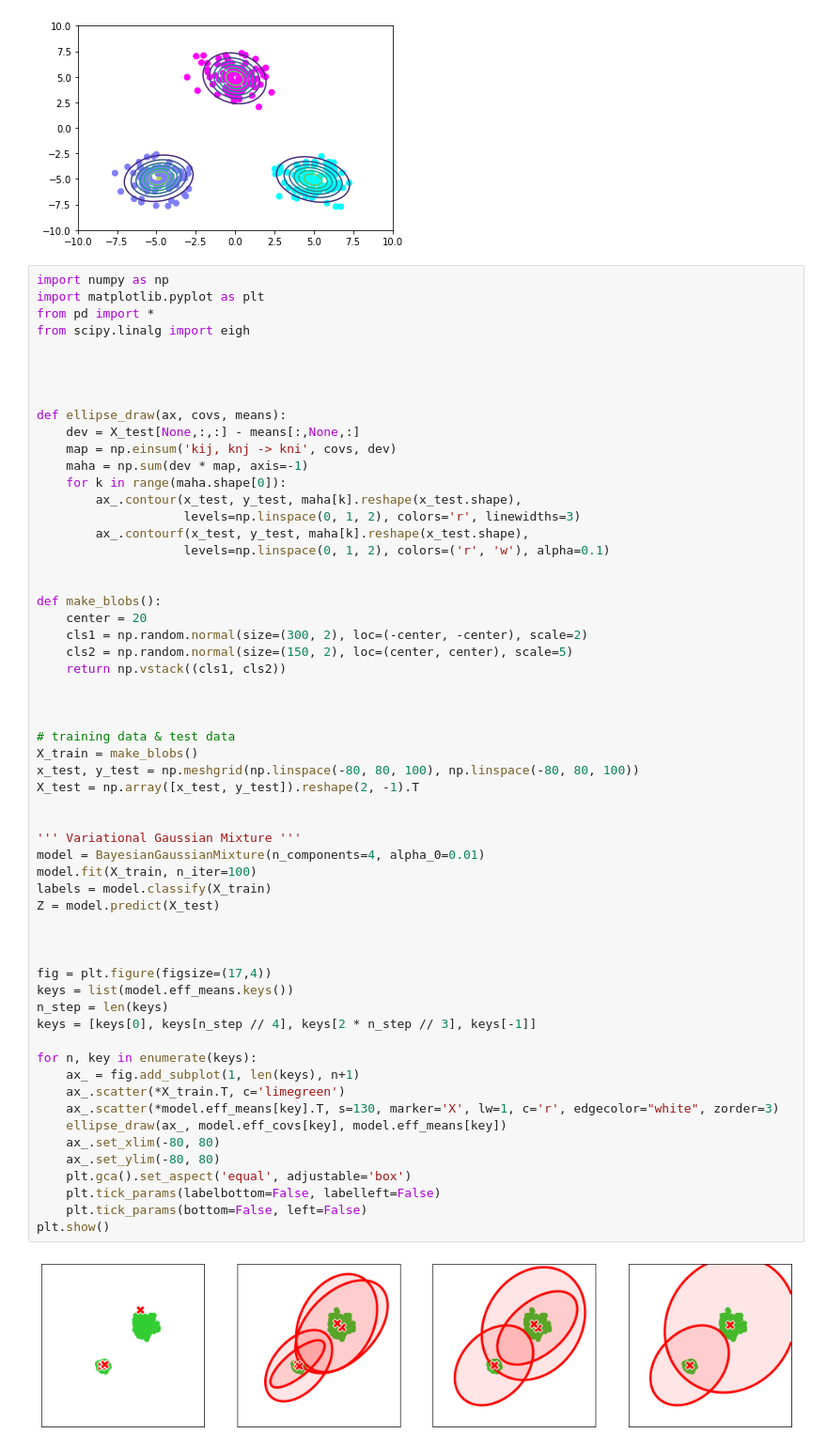
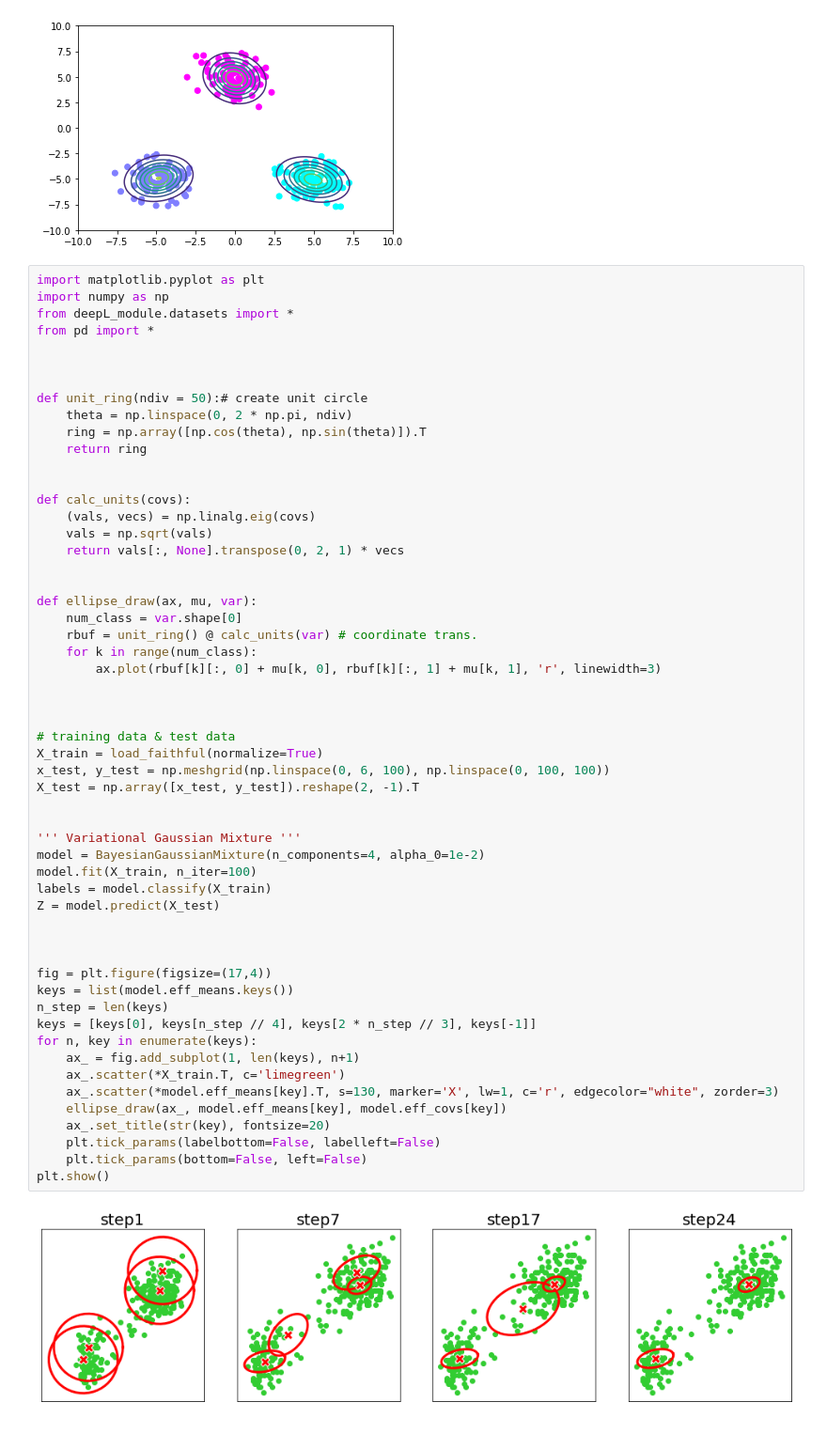
Before and after one commit to oilneck/prml_python, a Jupyter notebook: Notebook/section10.ipynb, the cells around one changed output. Shown at 94% size. Drawn from its saved outputs; the diff is of its cells as text.

```diff
--- a/Notebook/section10.ipynb
+++ b/Notebook/section10.ipynb
@@ -35,62 +35,59 @@ plt.show()
 # %% [output]
 [figure]
 # %%
+import matplotlib.pyplot as plt
 import numpy as np
-import matplotlib.pyplot as plt
+from deepL_module.datasets import *
 from pd import *
-from scipy.linalg import eigh
 
 
 
-
-def ellipse_draw(ax, covs, means):
-    dev = X_test[None,:,:] - means[:,None,:]
-    map = np.einsum('kij, knj -> kni', covs, dev)
-    maha = np.sum(dev * map, axis=-1)
-    for k in range(maha.shape[0]):
-        ax_.contour(x_test, y_test, maha[k].reshape(x_test.shape),
-                    levels=np.linspace(0, 1, 2), colors='r', linewidths=3)
-        ax_.contourf(x_test, y_test, maha[k].reshape(x_test.shape),
-                    levels=np.linspace(0, 1, 2), colors=('r', 'w'), alpha=0.1)
+def unit_ring(ndiv = 50):# create unit circle
+    theta = np.linspace(0, 2 * np.pi, ndiv)
+    ring = np.array([np.cos(theta), np.sin(theta)]).T
+    return ring
 
 
-def make_blobs():
-    center = 20
-    cls1 = np.random.normal(size=(300, 2), loc=(-center, -center), scale=2)
-    cls2 = np.random.normal(size=(150, 2), loc=(center, center), scale=5)
-    return np.vstack((cls1, cls2))
+def calc_units(covs):
+    (vals, vecs) = np.linalg.eig(covs)
+    vals = np.sqrt(vals)
+    return vals[:, None].transpose(0, 2, 1) * vecs
+
+
+def ellipse_draw(ax, mu, var):
+    num_class = var.shape[0]
+    rbuf = unit_ring() @ calc_units(var) # coordinate trans.
+    for k in range(num_class):
+        ax.plot(rbuf[k][:, 0] + mu[k, 0], rbuf[k][:, 1] + mu[k, 1], 'r', linewidth=3)
 
 
 
 # training data & test data
-X_train = make_blobs()
-x_test, y_test = np.meshgrid(np.linspace(-80, 80, 100), np.linspace(-80, 80, 100))
+X_train = load_faithful(normalize=True)
+x_test, y_test = np.meshgrid(np.linspace(0, 6, 100), np.linspace(0, 100, 100))
 X_test = np.array([x_test, y_test]).reshape(2, -1).T
 
 
 ''' Variational Gaussian Mixture '''
-model = BayesianGaussianMixture(n_components=4, alpha_0=0.01)
+model = BayesianGaussianMixture(n_components=4, alpha_0=1e-2)
 model.fit(X_train, n_iter=100)
 labels = model.classify(X_train)
 Z = model.predict(X_test)
 
 
 
 fig = plt.figure(figsize=(17,4))
 keys = list(model.eff_means.keys())
 n_step = len(keys)
 keys = [keys[0], keys[n_step // 4], keys[2 * n_step // 3], keys[-1]]
-
 for n, key in enumerate(keys):
     ax_ = fig.add_subplot(1, len(keys), n+1)
     ax_.scatter(*X_train.T, c='limegreen')
     ax_.scatter(*model.eff_means[key].T, s=130, marker='X', lw=1, c='r', edgecolor="white", zorder=3)
-    ellipse_draw(ax_, model.eff_covs[key], model.eff_means[key])
-    ax_.set_xlim(-80, 80)
-    ax_.set_ylim(-80, 80)
-    plt.gca().set_aspect('equal', adjustable='box')
+    ellipse_draw(ax_, model.eff_means[key], model.eff_covs[key])
+    ax_.set_title(str(key), fontsize=20)
     plt.tick_params(labelbottom=False, labelleft=False)
     plt.tick_params(bottom=False, left=False)
 plt.show()
 # %% [output]
-[figure, old version]
+[figure, new version]
```
